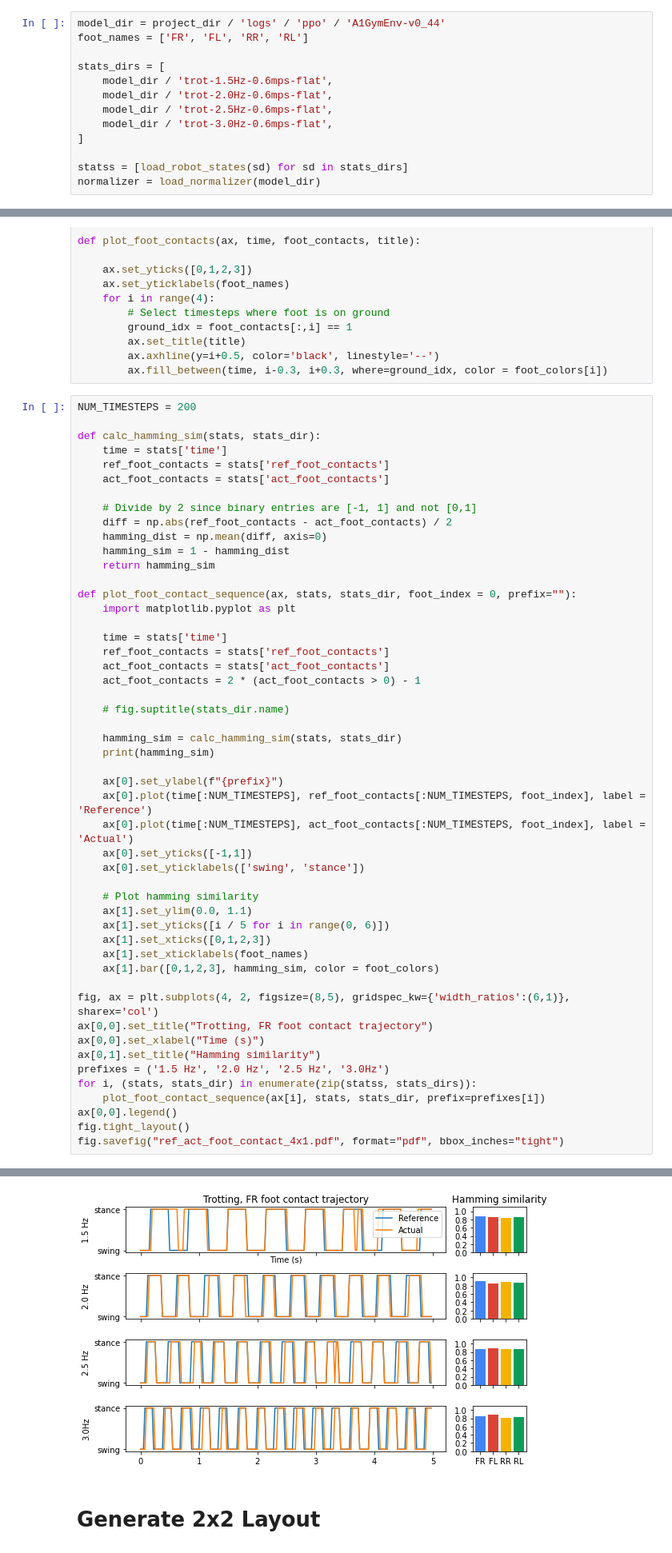
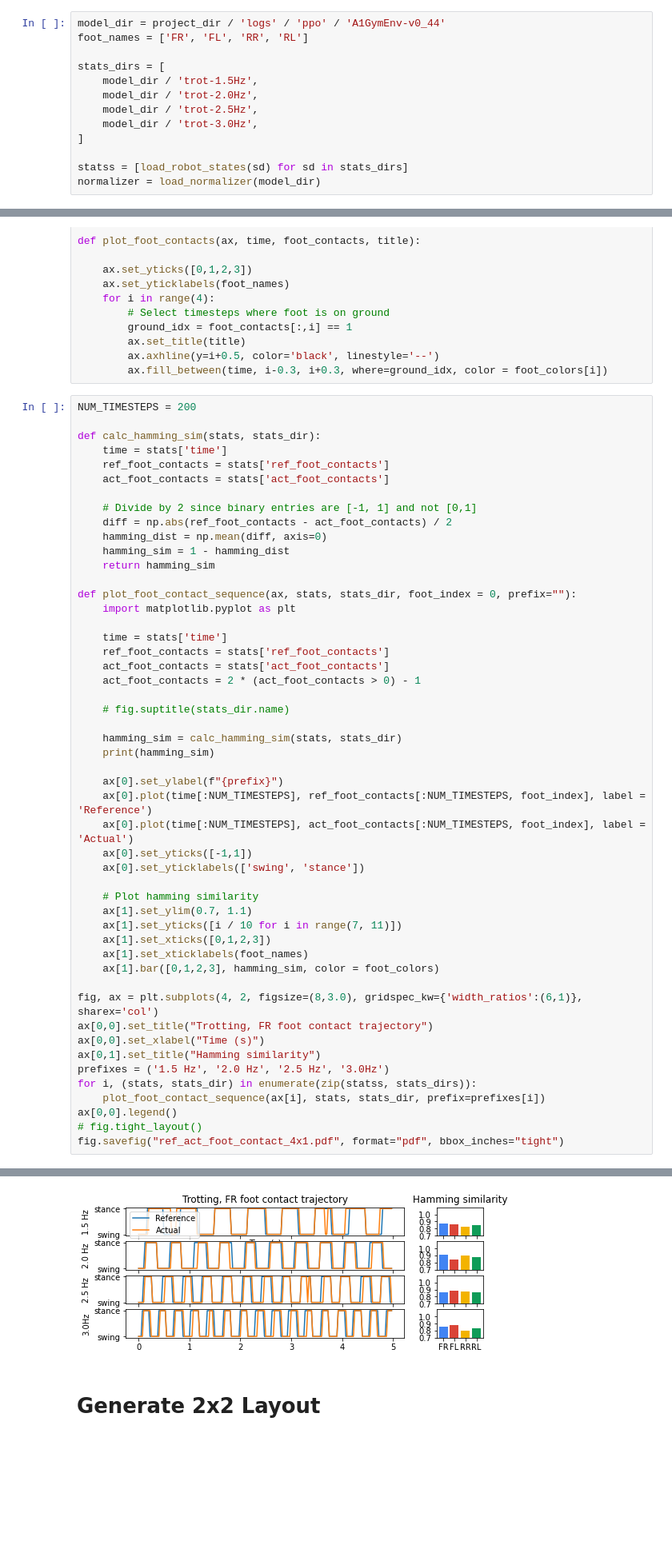
Before and after one commit to mcx-lab/rl-baselines3-zoo, a Jupyter notebook: notebooks/plot_ref_act_foot_contact.ipynb, the cells around one changed output, grey strips where cells are left out. Shown at 80% size. Saved outputs shown, nothing was run; the diff lists cells and outputs as text; blank space fills up the shorter version.

Commit message:
Update plot dimensions

```diff
--- a/notebooks/plot_ref_act_foot_contact.ipynb
+++ b/notebooks/plot_ref_act_foot_contact.ipynb
@@ -59,10 +59,10 @@ model_dir = project_dir / 'logs' / 'ppo' / 'A1GymEnv-v0_44'
 foot_names = ['FR', 'FL', 'RR', 'RL']
 
 stats_dirs = [
-    model_dir / 'trot-1.5Hz-0.6mps-flat',
-    model_dir / 'trot-2.0Hz-0.6mps-flat',
-    model_dir / 'trot-2.5Hz-0.6mps-flat',
-    model_dir / 'trot-3.0Hz-0.6mps-flat',
+    model_dir / 'trot-1.5Hz',
+    model_dir / 'trot-2.0Hz',
+    model_dir / 'trot-2.5Hz',
+    model_dir / 'trot-3.0Hz',
 ]
 
 statss = [load_robot_states(sd) for sd in stats_dirs]
@@ -119,38 +119,38 @@ def plot_foot_contact_sequence(ax, stats, stats_dir, foot_index = 0, prefix=""):
 
     # fig.suptitle(stats_dir.name)
 
     hamming_sim = calc_hamming_sim(stats, stats_dir)
     print(hamming_sim)
 
     ax[0].set_ylabel(f"{prefix}")
     ax[0].plot(time[:NUM_TIMESTEPS], ref_foot_contacts[:NUM_TIMESTEPS, foot_index], label = 'Reference')
     ax[0].plot(time[:NUM_TIMESTEPS], act_foot_contacts[:NUM_TIMESTEPS, foot_index], label = 'Actual')
     ax[0].set_yticks([-1,1])
     ax[0].set_yticklabels(['swing', 'stance'])
 
     # Plot hamming similarity
-    ax[1].set_ylim(0.0, 1.1)
-    ax[1].set_yticks([i / 5 for i in range(0, 6)])
+    ax[1].set_ylim(0.7, 1.1)
+    ax[1].set_yticks([i / 10 for i in range(7, 11)])
     ax[1].set_xticks([0,1,2,3])
     ax[1].set_xticklabels(foot_names)
     ax[1].bar([0,1,2,3], hamming_sim, color = foot_colors)
 
-fig, ax = plt.subplots(4, 2, figsize=(8,5), gridspec_kw={'width_ratios':(6,1)}, sharex='col')
+fig, ax = plt.subplots(4, 2, figsize=(8,3.0), gridspec_kw={'width_ratios':(6,1)}, sharex='col')
 ax[0,0].set_title("Trotting, FR foot contact trajectory")
 ax[0,0].set_xlabel("Time (s)")
 ax[0,1].set_title("Hamming similarity")
 prefixes = ('1.5 Hz', '2.0 Hz', '2.5 Hz', '3.0Hz')
 for i, (stats, stats_dir) in enumerate(zip(statss, stats_dirs)):
     plot_foot_contact_sequence(ax[i], stats, stats_dir, prefix=prefixes[i])
 ax[0,0].legend()
-fig.tight_layout()
+# fig.tight_layout()
 fig.savefig("ref_act_foot_contact_4x1.pdf", format="pdf", bbox_inches="tight")
 # %% [output]
 [0.86968 0.86176 0.8304  0.85104]
 [0.91056 0.84764 0.89548 0.88116]
 [0.8614  0.88044 0.8736  0.86276]
 [0.85316 0.88148 0.8028  0.8358 ]
-[figure, old version]
+[figure, new version]
 # %% [markdown]
 # Generate 2x2 Layout
 # %%
```
Also changed, not shown: 1 other file.
